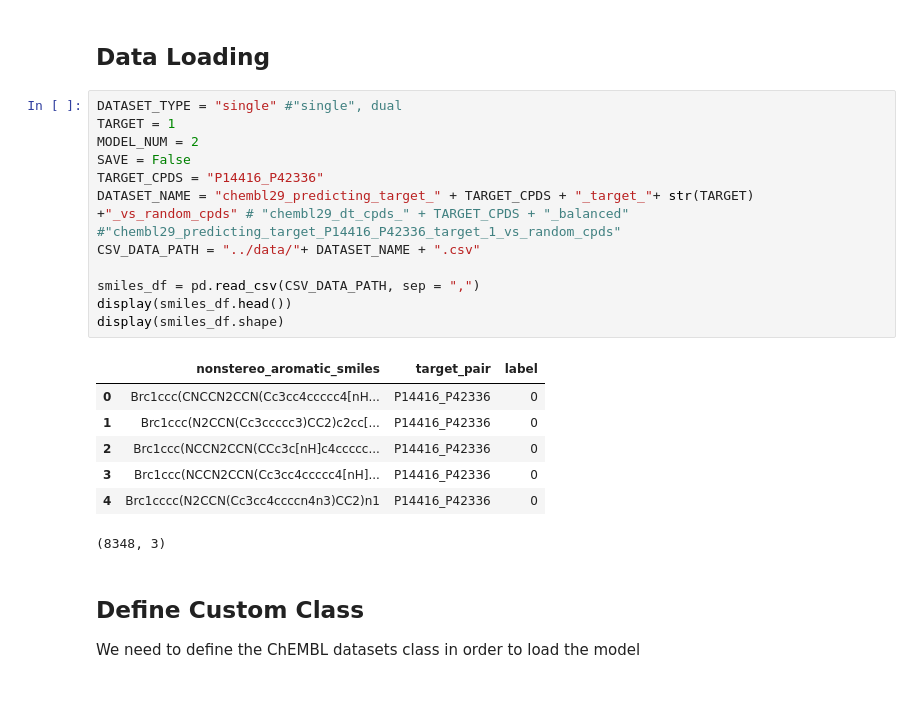
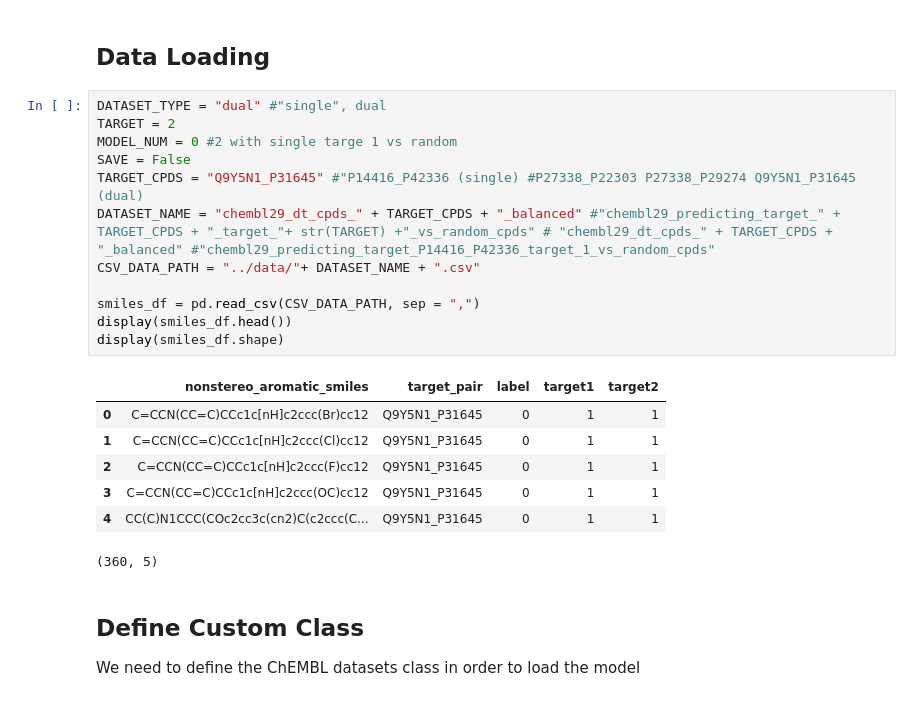
Before and after one commit to AndMastro/EdgeSHAPer, a Jupyter notebook: src/graphSHAper.ipynb, the cells around one changed output. Saved outputs shown, nothing was run; the diff lists cells and outputs as text.

```diff
--- a/src/graphSHAper.ipynb
+++ b/src/graphSHAper.ipynb
@@ -34,25 +34,25 @@ np.random.seed(42)
 # %% [markdown]
 ## Data Loading
 # %%
-DATASET_TYPE = "single" #"single", dual
-TARGET = 1
-MODEL_NUM = 2
+DATASET_TYPE = "dual" #"single", dual
+TARGET = 2
+MODEL_NUM = 0 #2 with single targe 1 vs random
 SAVE = False
-TARGET_CPDS = "P14416_P42336"
-DATASET_NAME = "chembl29_predicting_target_" + TARGET_CPDS + "_target_"+ str(TARGET) +"_vs_random_cpds" # "chembl29_dt_cpds_" + TARGET_CPDS + "_balanced" #"chembl29_predicting_target_P14416_P42336_target_1_vs_random_cpds"
+TARGET_CPDS = "Q9Y5N1_P31645" #"P14416_P42336 (single) #P27338_P22303 P27338_P29274 Q9Y5N1_P31645 (dual)
+DATASET_NAME = "chembl29_dt_cpds_" + TARGET_CPDS + "_balanced" #"chembl29_predicting_target_" + TARGET_CPDS + "_target_"+ str(TARGET) +"_vs_random_cpds" # "chembl29_dt_cpds_" + TARGET_CPDS + "_balanced" #"chembl29_predicting_target_P14416_P42336_target_1_vs_random_cpds"
 CSV_DATA_PATH = "../data/"+ DATASET_NAME + ".csv"
 
 smiles_df = pd.read_csv(CSV_DATA_PATH, sep = ",")
 display(smiles_df.head())
 display(smiles_df.shape)
 # %% [output]
-|  | nonstereo_aromatic_smiles | target_pair | label |
-| 0 | Brc1ccc(CNCCN2CCN(Cc3cc4ccccc4[nH... | P14416_P42336 | 0 |
-| 1 | Brc1ccc(N2CCN(Cc3ccccc3)CC2)c2cc[... | P14416_P42336 | 0 |
-| 2 | Brc1ccc(NCCN2CCN(CCc3c[nH]c4ccccc... | P14416_P42336 | 0 |
-| 3 | Brc1ccc(NCCN2CCN(Cc3cc4ccccc4[nH]... | P14416_P42336 | 0 |
-| 4 | Brc1cccc(N2CCN(Cc3cc4ccccn4n3)CC2)n1 | P14416_P42336 | 0 |
+|  | nonstereo_aromatic_smiles | target_pair | label | target1 | target2 |
+| 0 | C=CCN(CC=C)CCc1c[nH]c2ccc(Br)cc12 | Q9Y5N1_P31645 | 0 | 1 | 1 |
+| 1 | C=CCN(CC=C)CCc1c[nH]c2ccc(Cl)cc12 | Q9Y5N1_P31645 | 0 | 1 | 1 |
+| 2 | C=CCN(CC=C)CCc1c[nH]c2ccc(F)cc12 | Q9Y5N1_P31645 | 0 | 1 | 1 |
+| 3 | C=CCN(CC=C)CCc1c[nH]c2ccc(OC)cc12 | Q9Y5N1_P31645 | 0 | 1 | 1 |
+| 4 | CC(C)N1CCC(COc2cc3c(cn2)C(c2ccc(C... | Q9Y5N1_P31645 | 0 | 1 | 1 |
-(8348, 3)
+(360, 5)
 # %% [markdown]
 ## Define Custom Class
 We need to define the ChEMBL datasets class in order to load the model
```
Also changed, not shown: parts of 7 cells of this notebook, 18 other files.
